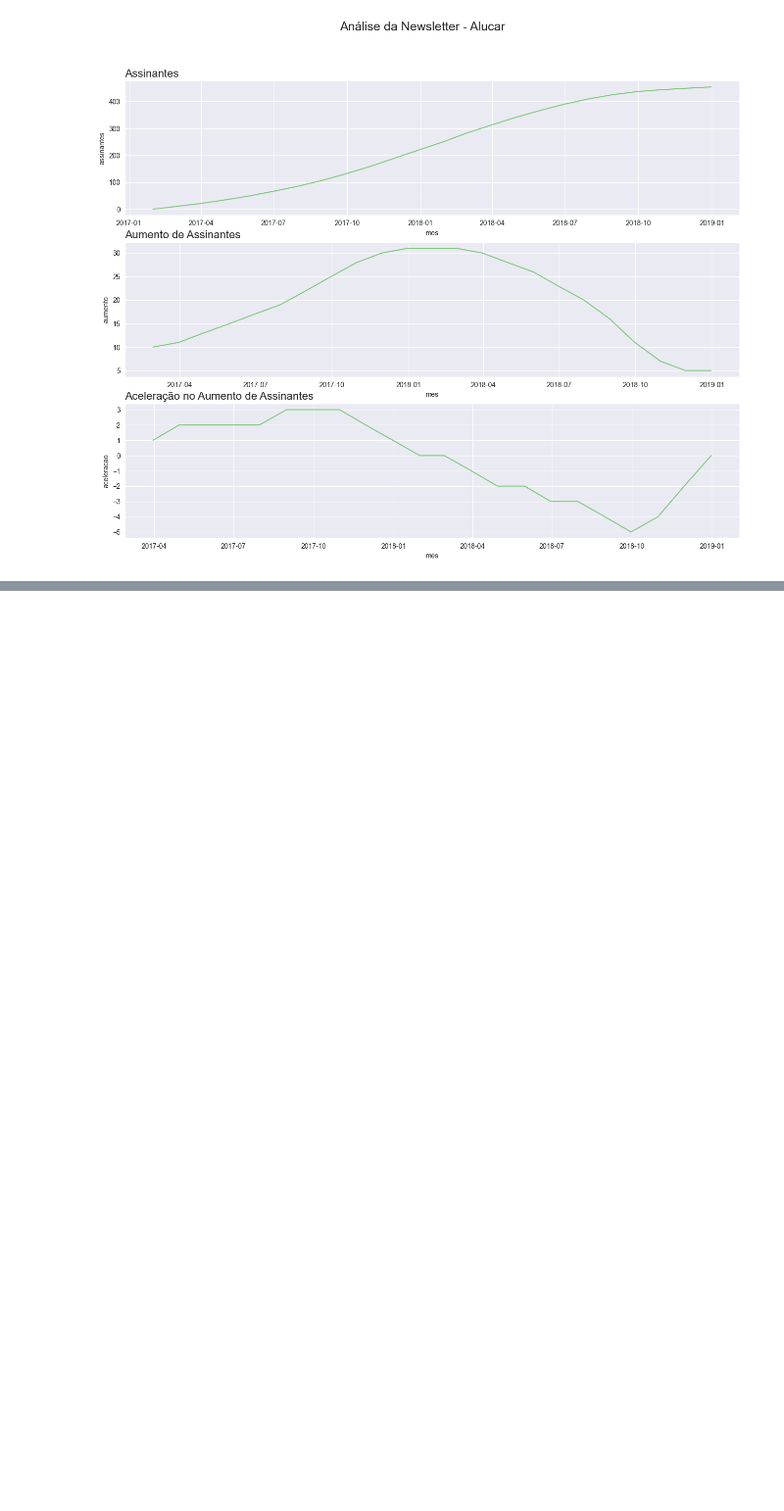
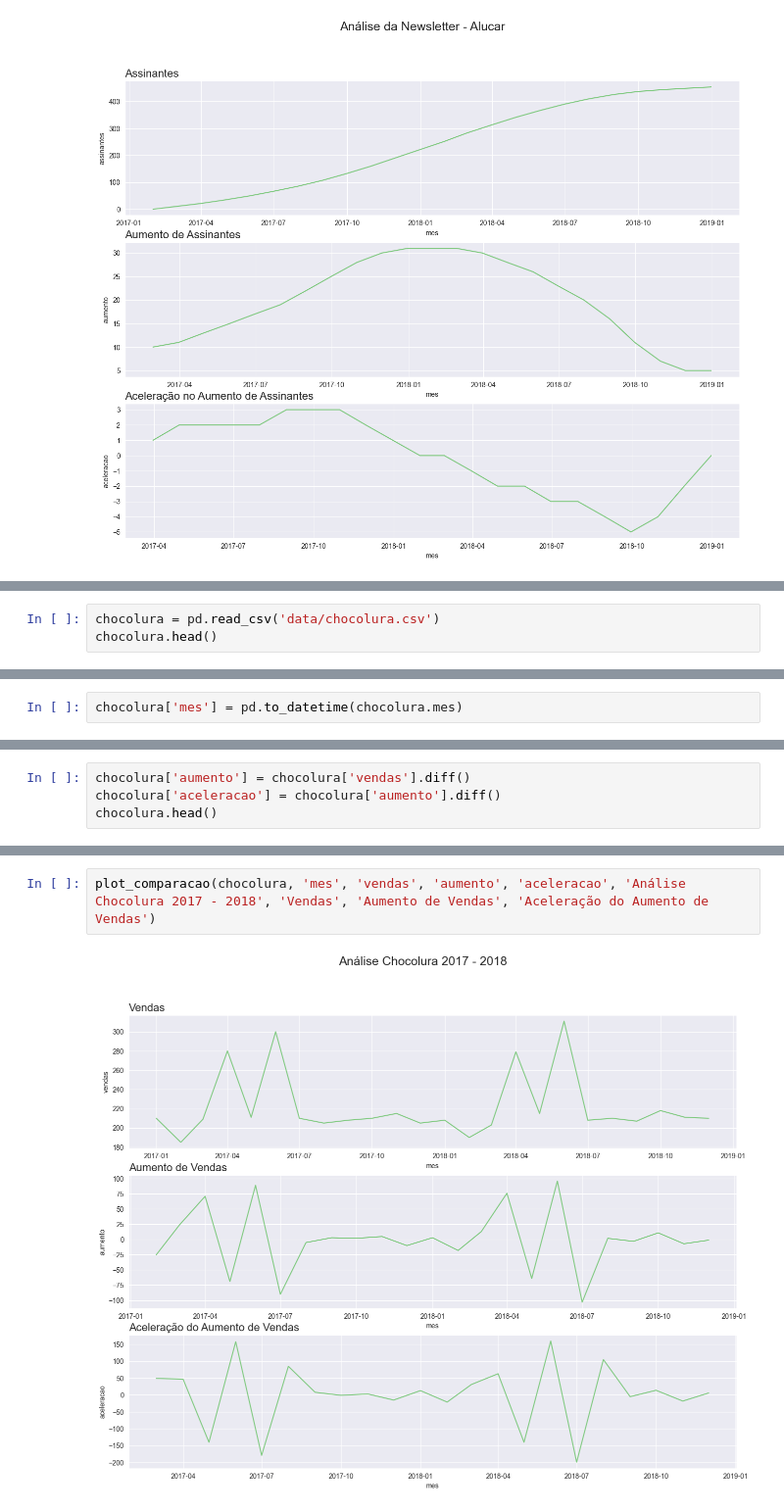
Before and after one commit to PurpleLobster31/Analise-de-series-temporais, a Jupyter notebook: Time Series.ipynb, the cells around one changed output, grey strips where cells are left out. Shown at 98% size. Saved outputs shown, nothing was run; the diff lists cells and outputs as text; blank space fills up the shorter version.

```diff
--- a/Time Series.ipynb
+++ b/Time Series.ipynb
@@ -233,0 +236,3 @@ plot_comparacao(assinantes,'mes','assinantes', 'aumento', 'aceleracao', 'Anális
+# %%
+chocolura = pd.read_csv('data/chocolura.csv')
+chocolura.head()
@@ -233,0 +252,2 @@ plot_comparacao(assinantes,'mes','assinantes', 'aumento', 'aceleracao', 'Anális
+# %%
+chocolura['mes'] = pd.to_datetime(chocolura.mes)
@@ -233,0 +266,4 @@ plot_comparacao(assinantes,'mes','assinantes', 'aumento', 'aceleracao', 'Anális
+# %%
+chocolura['aumento'] = chocolura['vendas'].diff()
+chocolura['aceleracao'] = chocolura['aumento'].diff()
+chocolura.head()
@@ -233,0 +277,4 @@ plot_comparacao(assinantes,'mes','assinantes', 'aumento', 'aceleracao', 'Anális
+# %%
+plot_comparacao(chocolura, 'mes', 'vendas', 'aumento', 'aceleracao', 'Análise Chocolura 2017 - 2018', 'Vendas', 'Aumento de Vendas', 'Aceleração do Aumento de Vendas')
+# %% [output]
+[figure, added]
```
Also changed, not shown: parts of 24 cells of this notebook.
